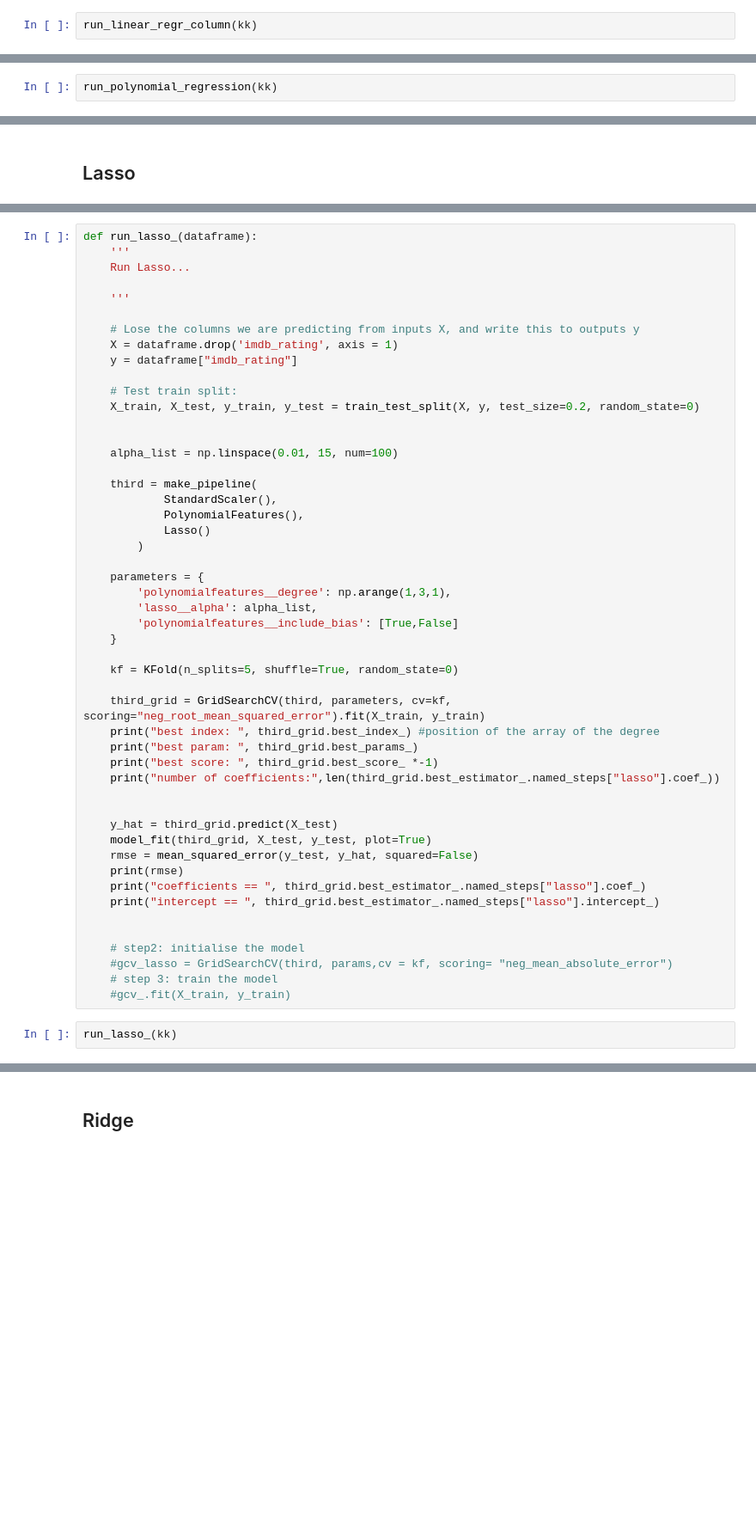
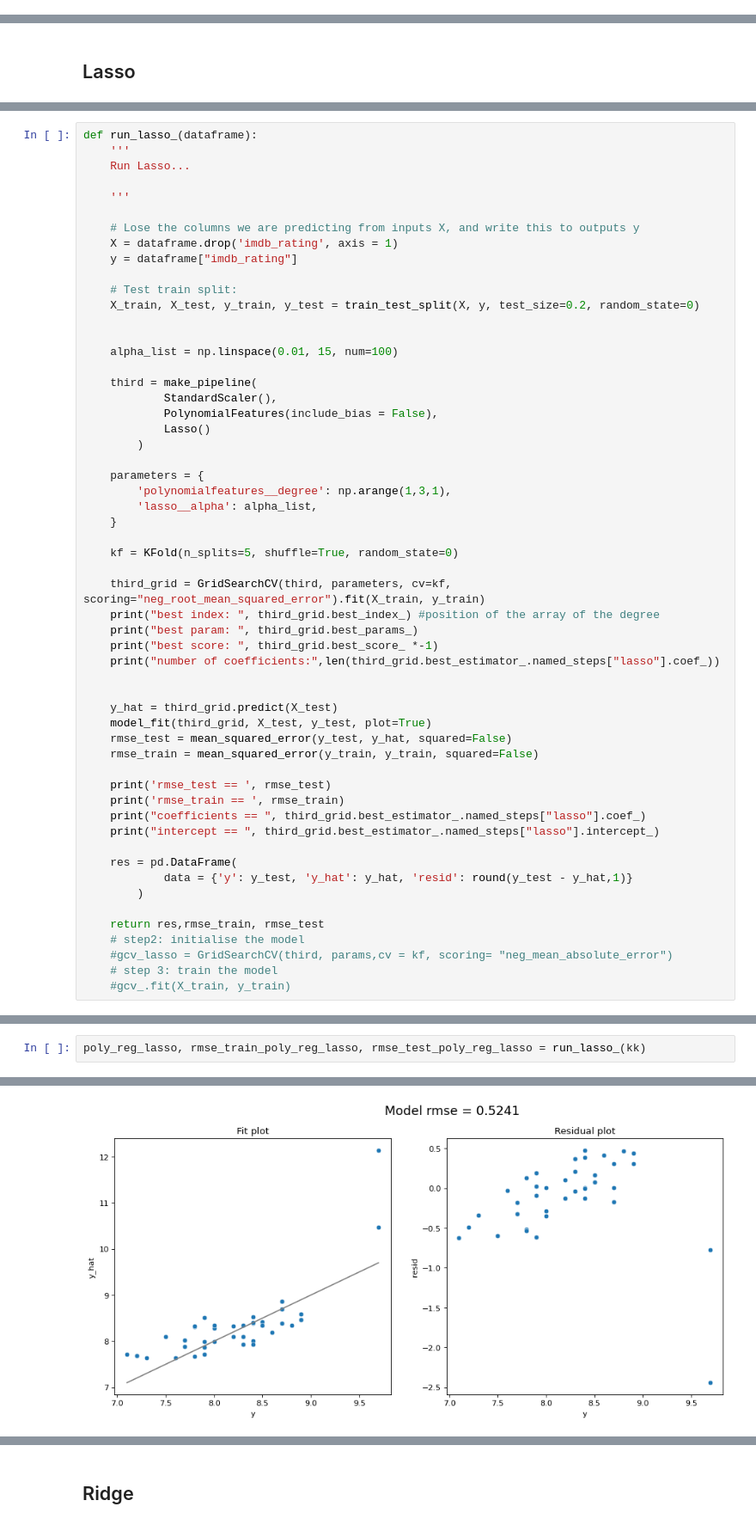
Before and after one commit to s2133934/ML_python_project1, a Jupyter notebook: project1.ipynb, the cells around one changed output, grey strips where cells are left out. Shown at 86% size. Cells and saved outputs as stored; diff of their text form; blank space fills up the shorter version.

Commit message:
model re-run for all data

```diff
--- a/project1.ipynb
+++ b/project1.ipynb
@@ -750,2 +714,0 @@ res = pd.DataFrame(
-# %%
-run_linear_regr_column(kk)
@@ -818,2 +787,0 @@ def run_polynomial_regression(dataframe):
-# %%
-run_polynomial_regression(kk)
@@ -872,14 +831,13 @@ def run_lasso_(dataframe):
 
     third = make_pipeline(
             StandardScaler(),
-            PolynomialFeatures(),
+            PolynomialFeatures(include_bias = False),
             Lasso()
         )
 
     parameters = {
         'polynomialfeatures__degree': np.arange(1,3,1),
         'lasso__alpha': alpha_list,
-        'polynomialfeatures__include_bias': [True,False]
     }
 
     kf = KFold(n_splits=5, shuffle=True, random_state=0)
@@ -893,15 +851,20 @@ def run_lasso_(dataframe):
 
     y_hat = third_grid.predict(X_test)
     model_fit(third_grid, X_test, y_test, plot=True)
-    rmse = mean_squared_error(y_test, y_hat, squared=False)
-    print(rmse)
+    rmse_test = mean_squared_error(y_test, y_hat, squared=False)
+    rmse_train = mean_squared_error(y_train, y_train, squared=False)
+
+    print('rmse_test == ', rmse_test)
+    print('rmse_train == ', rmse_train)
     print("coefficients == ", third_grid.best_estimator_.named_steps["lasso"].coef_)
     print("intercept == ", third_grid.best_estimator_.named_steps["lasso"].intercept_)
 
+    res = pd.DataFrame(
+            data = {'y': y_test, 'y_hat': y_hat, 'resid': round(y_test - y_hat,1)}
+        )
 
+    return res,rmse_train, rmse_test
     # step2: initialise the model
     #gcv_lasso = GridSearchCV(third, params,cv = kf, scoring= "neg_mean_absolute_error")
     # step 3: train the model
     #gcv_.fit(X_train, y_train)
-# %%
-run_lasso_(kk)
@@ -930,0 +871,3 @@ intercept ==  8.260135135135137
+# %%
+poly_reg_lasso, rmse_train_poly_reg_lasso, rmse_test_poly_reg_lasso = run_lasso_(kk)
+# %% [output]
@@ -930,0 +878 @@ intercept ==  8.260135135135137
+[figure, added]
```
Also changed, not shown: parts of 51 cells of this notebook, 1 other file.
